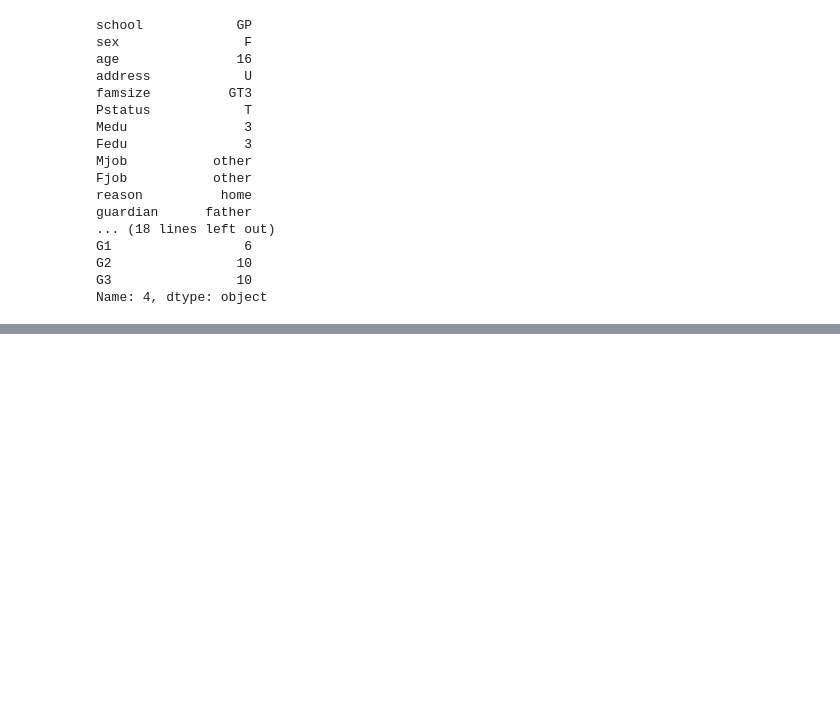
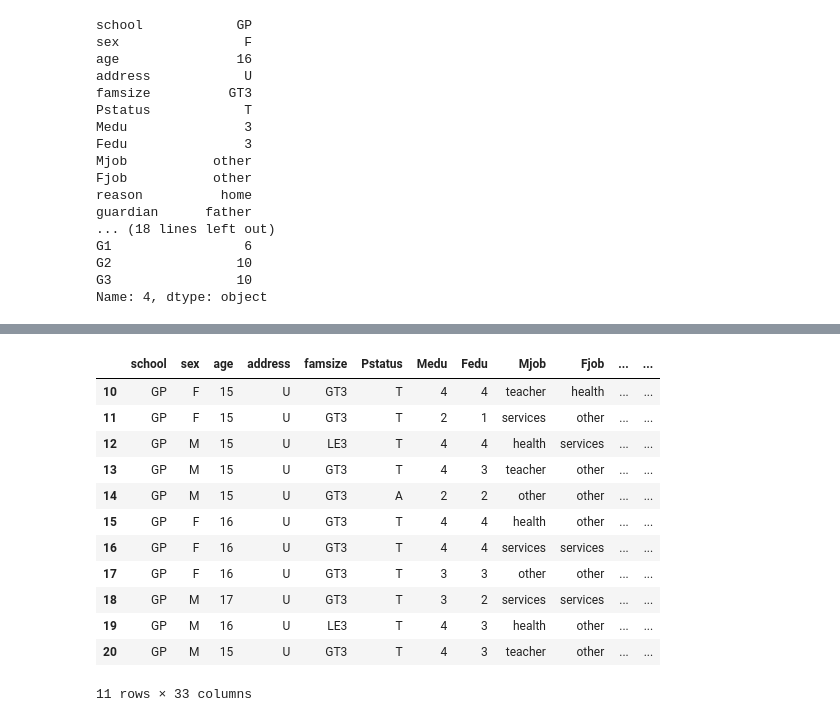
Before and after one commit to ChaouechOlfa/FormationUdemy, a Jupyter notebook: lireDesDonneesSurPython.ipynb, the cells around one changed output, grey strips where cells are left out. Drawn from its saved outputs; the diff is of its cells as text; code cells hidden in the pictures; blank space fills up the shorter version.

```diff
--- a/lireDesDonneesSurPython.ipynb
+++ b/lireDesDonneesSurPython.ipynb
@@ -207,0 +253,16 @@ Name: 4, dtype: object
+# %%
+df.loc[10:20]
+# %% [output]
+|  | school | sex | age | address | famsize | Pstatus | Medu | Fedu | Mjob | Fjob | ... | ... |
+| 10 | GP | F | 15 | U | GT3 | T | 4 | 4 | teacher | health | ... | ... |
+| 11 | GP | F | 15 | U | GT3 | T | 2 | 1 | services | other | ... | ... |
+| 12 | GP | M | 15 | U | LE3 | T | 4 | 4 | health | services | ... | ... |
+| 13 | GP | M | 15 | U | GT3 | T | 4 | 3 | teacher | other | ... | ... |
+| 14 | GP | M | 15 | U | GT3 | A | 2 | 2 | other | other | ... | ... |
+| 15 | GP | F | 16 | U | GT3 | T | 4 | 4 | health | other | ... | ... |
+| 16 | GP | F | 16 | U | GT3 | T | 4 | 4 | services | services | ... | ... |
+| 17 | GP | F | 16 | U | GT3 | T | 3 | 3 | other | other | ... | ... |
+| 18 | GP | M | 17 | U | GT3 | T | 3 | 2 | services | services | ... | ... |
+| 19 | GP | M | 16 | U | LE3 | T | 4 | 3 | health | other | ... | ... |
+| 20 | GP | M | 15 | U | GT3 | T | 4 | 3 | teacher | other | ... | ... |
+11 rows × 33 columns
```
Also changed, not shown: parts of 12 cells of this notebook.
